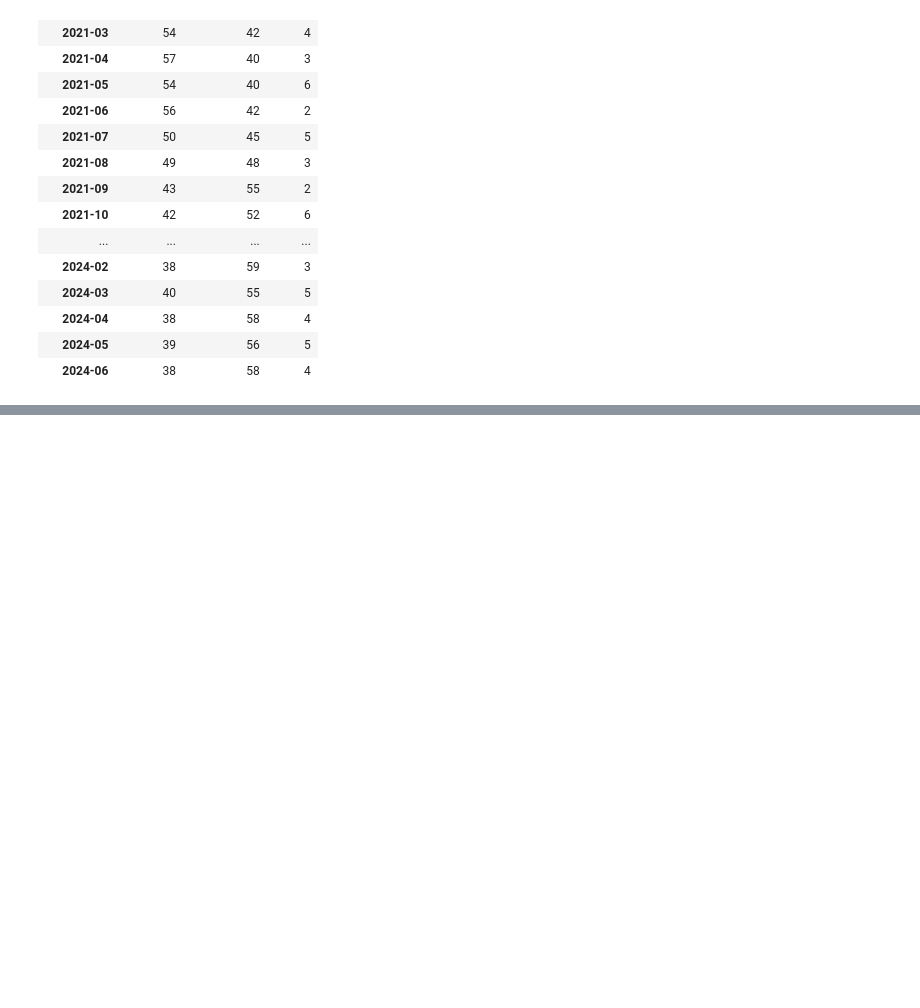
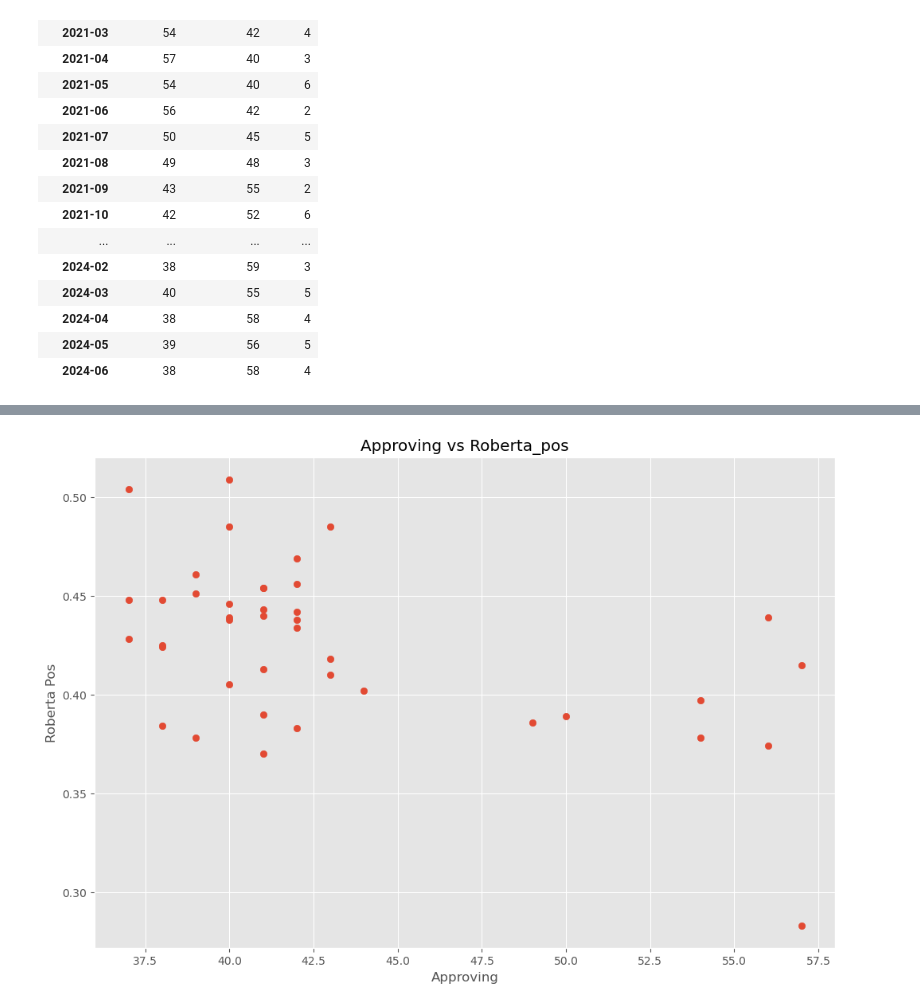
Before and after one commit to SebyKebby/PROJECT_SENTIMENT_ANALYSIS_WHITE_HOUSE, a Jupyter notebook: STEP_4_CORRELATION/work_space.ipynb, the cells around one changed output, grey strips where cells are left out. Cells and saved outputs as stored; diff of their text form; code cells hidden in the pictures; blank space fills up the shorter version.

```diff
--- a/STEP_4_CORRELATION/work_space.ipynb
+++ b/STEP_4_CORRELATION/work_space.ipynb
@@ -194,0 +182,14 @@ merged_df
+# %%
+import pandas as pd
+import seaborn as sns
+import numpy as np
+
+import matplotlib
+import matplotlib.pyplot as plt
+plt.style.use('ggplot')
+from matplotlib.pyplot import figure
+
+%matplotlib inline
+matplotlib.rcParams['figure.figsize'] = (12,8)
+
+main_df = merged_df
@@ -194,0 +245,5 @@ merged_df
+# %%
+
+#round to 2 decimals
+main_df = main_df.round(decimals = 3)
+main_df
@@ -194,0 +268,3 @@ merged_df
+# %%
+main_df.sort_values(by = ['roberta_pos'], inplace = False, ascending = False)
+# most positive month for the briefing is 2022-12, followed closely by 2023-11
@@ -194,0 +289,12 @@ merged_df
+# %%
+
+main_df
+
+#scatter plot between approving and roberta_pos : hstil cant see for sure, proceed to reg plot
+plt.scatter(x=main_df['approving'], y=main_df['roberta_pos'])
+plt.title("Approving vs Roberta_pos")
+plt.xlabel('Approving')
+plt.ylabel('Roberta Pos')
+plt.show()
+# %% [output]
+[figure, added]
```
Also changed, not shown: parts of 15 cells of this notebook.
